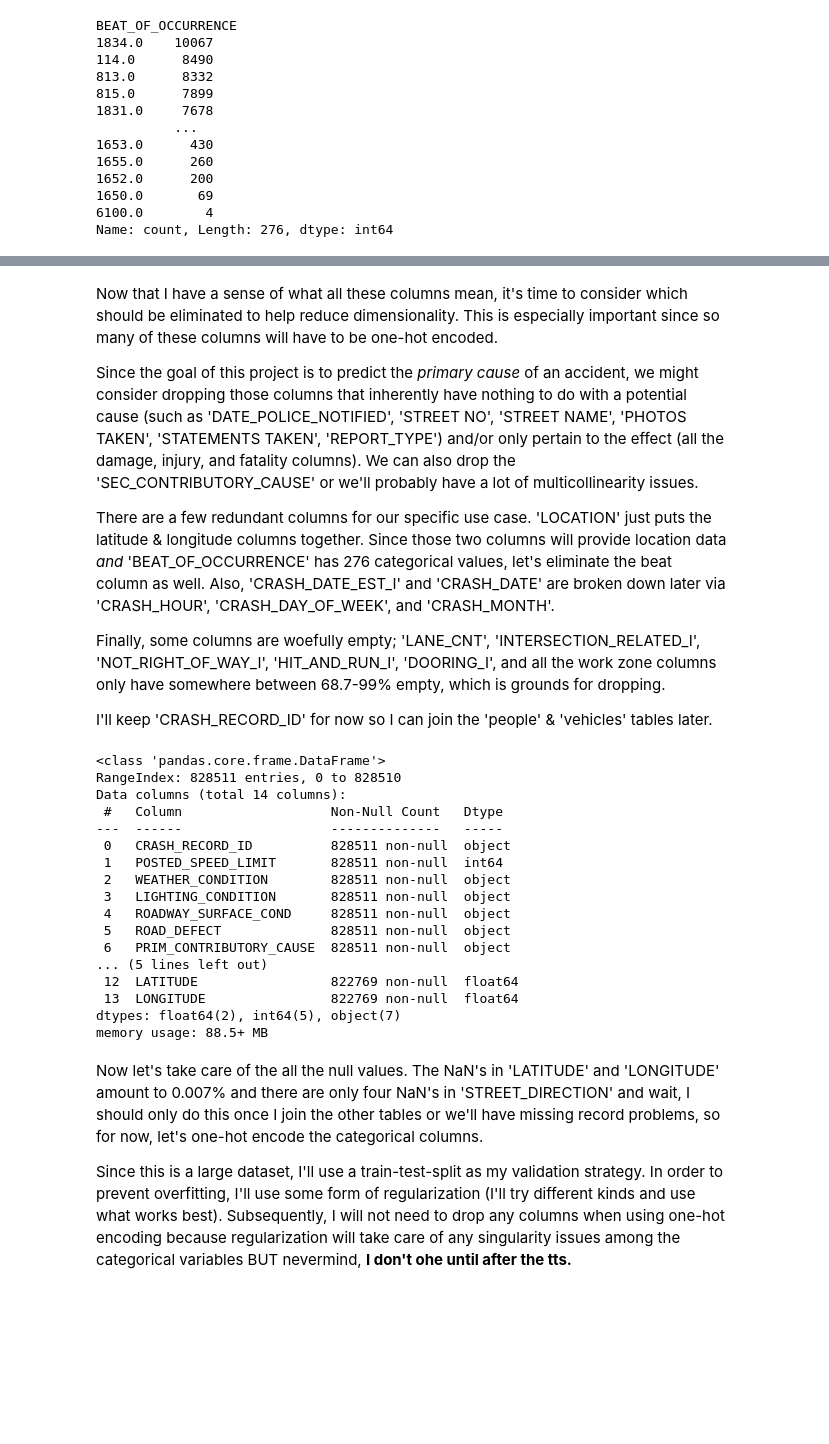
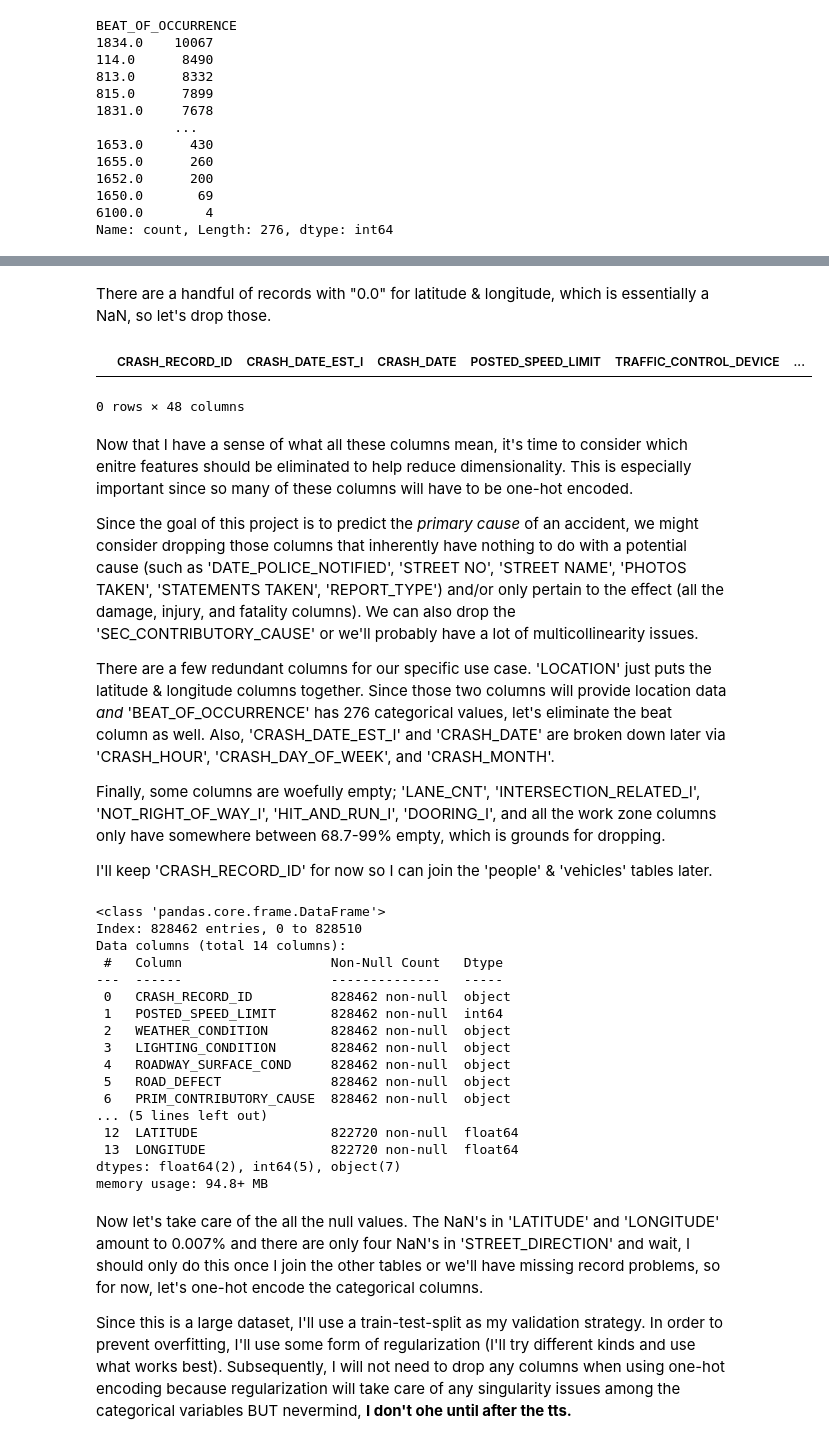
Before and after one commit to joeldmott/chicago_auto_accidents_project, a Jupyter notebook: data_engineering_notebook.ipynb, the cells around one changed output, grey strips where cells are left out. Drawn from its saved outputs; the diff is of its cells as text; code cells hidden in the pictures; blank space fills up the shorter version.

```diff
--- a/data_engineering_notebook.ipynb
+++ b/data_engineering_notebook.ipynb
@@ -271,5 +305,13 @@ Name: count, Length: 276, dtype: int64
+# %% [markdown]
+There are a handful of records with "0.0" for latitude & longitude, which is essentially a NaN, so let's drop those.
+# %%
+crashes_df = crashes_df[crashes_df['LATITUDE'] != 0]
+crashes_df[crashes_df['LATITUDE'] < 40]
+# %% [output]
+|  | CRASH_RECORD_ID | CRASH_DATE_EST_I | CRASH_DATE | POSTED_SPEED_LIMIT | TRAFFIC_CONTROL_DEVICE | ... |
+0 rows × 48 columns
 # %% [markdown]
-Now that I have a sense of what all these columns mean, it's time to consider which should be eliminated to help reduce dimensionality. This is especially important since so many of these columns will have to be one-hot encoded.
+Now that I have a sense of what all these columns mean, it's time to consider which enitre features should be eliminated to help reduce dimensionality. This is especially important since so many of these columns will have to be one-hot encoded.
 
 Since the goal of this project is to predict the *primary cause* of an accident, we might consider dropping those columns that inherently have nothing to do with a potential cause (such as 'DATE_POLICE_NOTIFIED', 'STREET NO', 'STREET NAME', 'PHOTOS TAKEN', 'STATEMENTS TAKEN', 'REPORT_TYPE') and/or only pertain to the effect (all the damage, injury, and fatality columns). We can also drop the 'SEC_CONTRIBUTORY_CAUSE' or we'll probably have a lot of multicollinearity issues.
 
@@ -292,22 +334,22 @@ crashes_df_refined = crashes_df.drop(crashes_columns_to_drop, axis=1)
 crashes_df_refined.info()
 # %% [output]
 <class 'pandas.core.frame.DataFrame'>
-RangeIndex: 828511 entries, 0 to 828510
+Index: 828462 entries, 0 to 828510
 Data columns (total 14 columns):
  #   Column                   Non-Null Count   Dtype
 ---  ------                   --------------   -----
- 0   CRASH_RECORD_ID          828511 non-null  object
- 1   POSTED_SPEED_LIMIT       828511 non-null  int64
- 2   WEATHER_CONDITION        828511 non-null  object
- 3   LIGHTING_CONDITION       828511 non-null  object
- 4   ROADWAY_SURFACE_COND     828511 non-null  object
- 5   ROAD_DEFECT              828511 non-null  object
- 6   PRIM_CONTRIBUTORY_CAUSE  828511 non-null  object
+ 0   CRASH_RECORD_ID          828462 non-null  object
+ 1   POSTED_SPEED_LIMIT       828462 non-null  int64
+ 2   WEATHER_CONDITION        828462 non-null  object
+ 3   LIGHTING_CONDITION       828462 non-null  object
+ 4   ROADWAY_SURFACE_COND     828462 non-null  object
+ 5   ROAD_DEFECT              828462 non-null  object
+ 6   PRIM_CONTRIBUTORY_CAUSE  828462 non-null  object
 ... (5 lines left out)
- 12  LATITUDE                 822769 non-null  float64
- 13  LONGITUDE                822769 non-null  float64
+ 12  LATITUDE                 822720 non-null  float64
+ 13  LONGITUDE                822720 non-null  float64
 dtypes: float64(2), int64(5), object(7)
-memory usage: 88.5+ MB
+memory usage: 94.8+ MB
 # %% [markdown]
 Now let's take care of the all the null values. The NaN's in 'LATITUDE' and 'LONGITUDE' amount to 0.007% and there are only four NaN's in 'STREET_DIRECTION' and wait, I should only do this once I join the other tables or we'll have missing record problems, so for now, let's one-hot encode the categorical columns.
 
```
Also changed, not shown: parts of 38 cells of this notebook.
